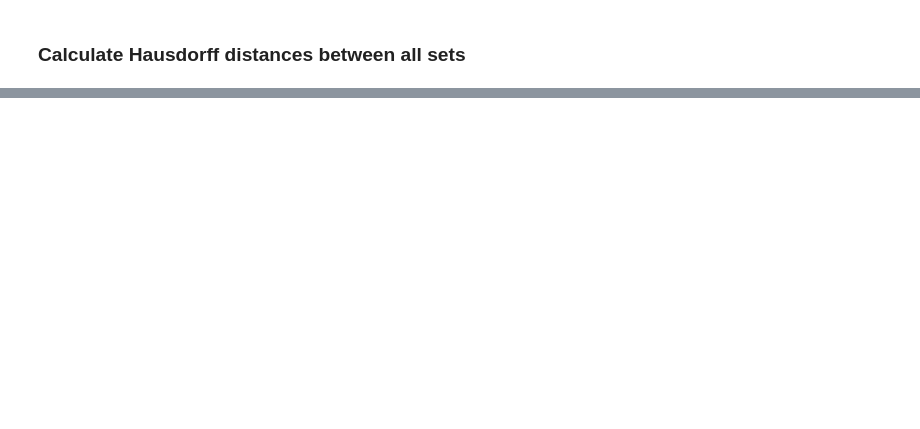
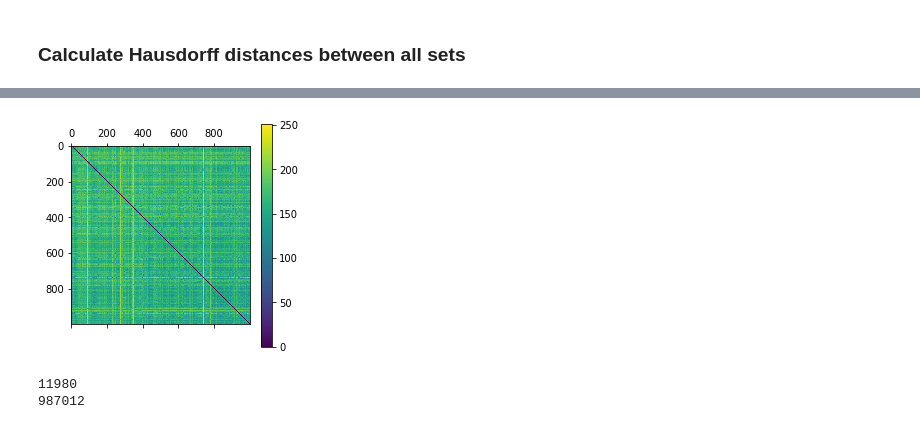
Before and after one commit to chrispla/structure_representation, a Jupyter notebook: structure_similarity_da-tacosSSMs.ipynb, the cells around one changed output, grey strips where cells are left out. Saved outputs shown, nothing was run; the diff lists cells and outputs as text; code cells hidden in the pictures; blank space fills up the shorter version.

```diff
--- a/structure_similarity_da-tacosSSMs.ipynb
+++ b/structure_similarity_da-tacosSSMs.ipynb
@@ -191,2 +258,9 @@ display(viz2)
 # %% [markdown]
 ### Calculate Hausdorff distances between all sets
+# %%
+#Need to flatten each matrix first
+for i in range(len(all_distset)): #flattening the matrices
+    for j in range(len(all_distset[i])):
+        all_distset[i][j] = all_distset[i][j].flatten()
+
+print(all_distset)
@@ -192,0 +285,9 @@ display(viz2)
+# %%
+#matrix storing all directed hausdorff distances between sets
+distset_dists = np.zeros((1000,1000))
+for i in range(len(all_distset)):
+    for j in range(len(all_distset)):
+        distset_dists[i][j] = (directed_hausdorff(all_distset[i], all_distset[j]))[0]
+    print(i, end=', ')
+
+print(distset_dists)
@@ -192,0 +308,22 @@ display(viz2)
+# %%
+plt.matshow(distset_dists)
+plt.colorbar()
+plt.show()
+# %% [output]
+[figure, added]
+# %%
+#create distribution graphs
+all_cover_setdists = []
+all_noncover_setdists = []
+for i in range(len(cover)):
+    for j in range(len(cover)):
+        if (cover[i][j] == 1):
+            if (distset_dists[i][j] != 0):
+                all_cover_setdists.append(distset_dists[i][j])
+        else:
+            all_noncover_setdists.append(distset_dists[i][j])
+print(len(all_cover_setdists))
+print(len(all_noncover_setdists))
+# %% [output]
+11980
+987012
```
Also changed, not shown: parts of 16 cells of this notebook.
